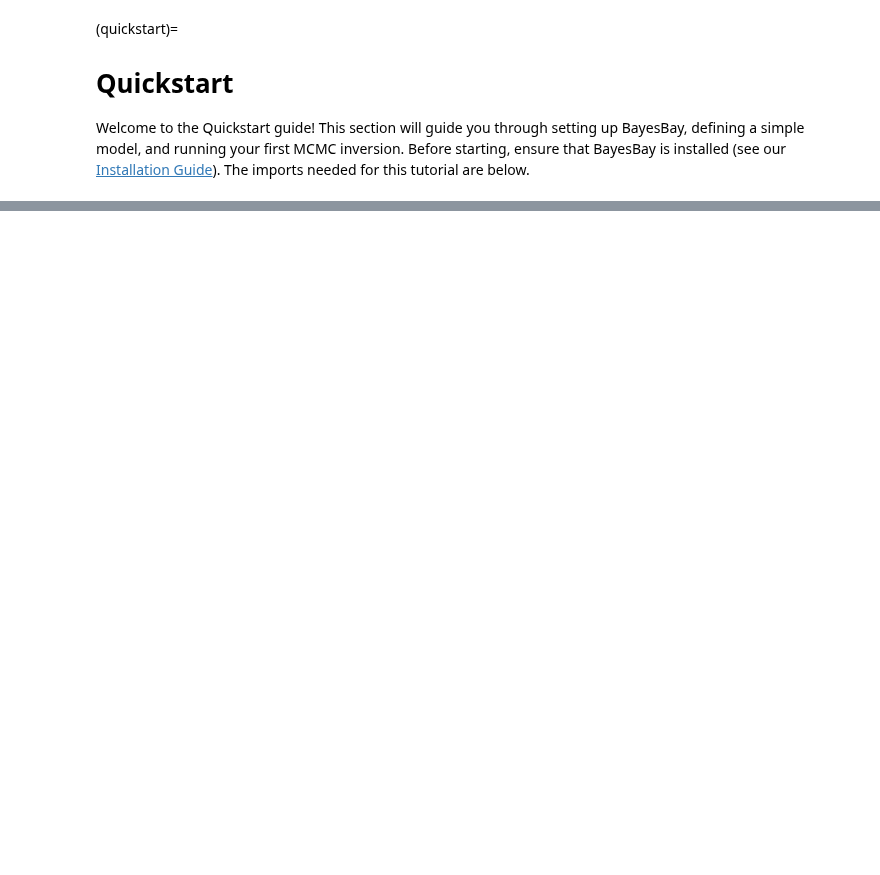
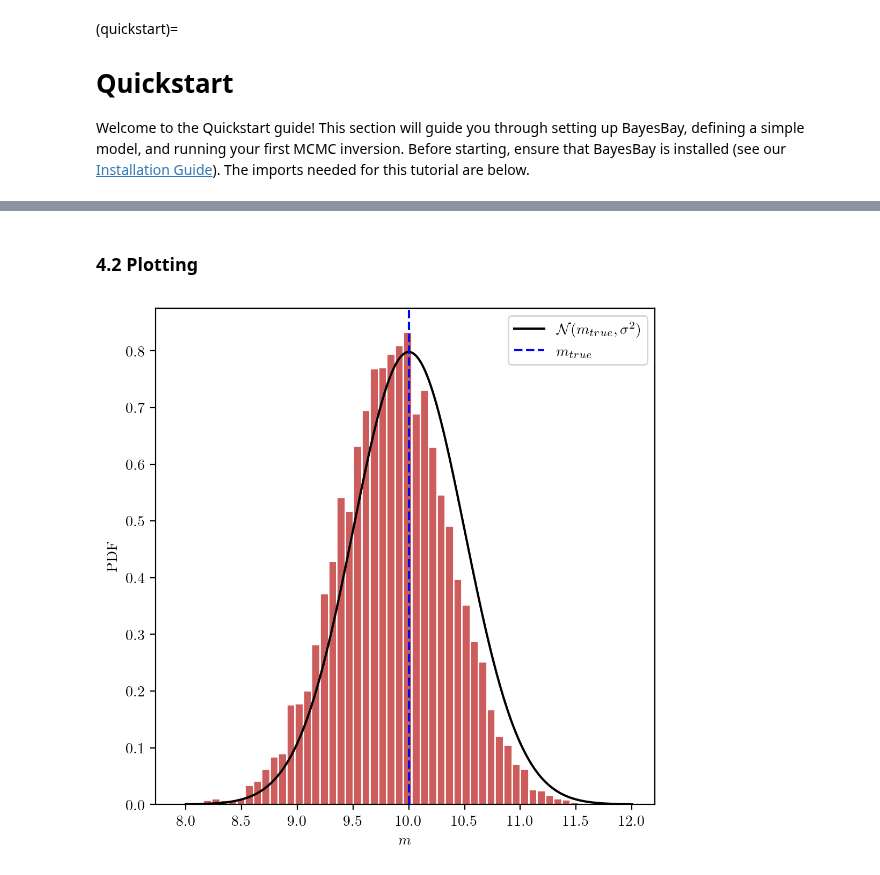
Before and after one commit to fmagrini/bayes-bay, a Jupyter notebook: docs/source/tutorials/00_quickstart.ipynb, the cells around one changed output, grey strips where cells are left out. Cells and saved outputs as stored; diff of their text form; code cells hidden in the pictures; blank space fills up the shorter version.

```diff
--- a/docs/source/tutorials/00_quickstart.ipynb
+++ b/docs/source/tutorials/00_quickstart.ipynb
@@ -197,0 +130,4 @@ _ = az.plot_pair(
+# %%
+def fwd_function(state: bb.State) -> np.ndarray:
+    m = state["m_space"]["m"]
+    return m
@@ -197,0 +163,3 @@ _ = az.plot_pair(
+# %%
+log_likelihood = bb.likelihood.LogLikelihood(targets=target, fwd_functions=fwd_function)
+print(log_likelihood)
@@ -197,0 +208,14 @@ _ = az.plot_pair(
+# %%
+inversion = bb.BayesianInversion(
+    log_likelihood=log_likelihood,
+    parameterization=parameterization,
+    n_chains=10
+)
+inversion.run(
+    n_iterations=50_000,
+    burnin_iterations=5_000,
+    save_every=50,
+    verbose=False,
+)
+for chain in inversion.chains:
+    chain.print_statistics()
@@ -197,0 +263,6 @@ _ = az.plot_pair(
+# %%
+results = inversion.get_results(concatenate_chains=True)
+
+print(f'`results` is a dictionary: {results.keys()}')
+print(f'results["m_space.m"] is a list of length {len(results["m_space.m"])}')
+print(f'results["my_target.dpred"] is a list of length {len(results["my_target.dpred"])}')
@@ -197,0 +296,20 @@ _ = az.plot_pair(
+# %% [markdown]
+### **4.2 Plotting**
+# %%
+
+
+m_samples = np.array(results["m_space.m"])
+
+x = np.linspace(m_true - 4*sigma_true, m_true + 4*sigma_true, 1000)
+pdf = norm.pdf(x, loc=m_true, scale=sigma_true)
+
+fig, ax = plt.subplots(figsize=(6, 6), dpi=200)
+ax.plot(x, pdf, label=r'$\mathcal{N}(m_{true}, \sigma^2)$', color='k')
+ax.hist(m_samples, bins=50, color='indianred', ec='w', density=True)
+ax.axvline(x=m_true, color='b', linestyle='--', label=r'$m_{true}$')
+ax.legend()
+ax.set_xlabel('$m$')
+ax.set_ylabel('PDF')
+plt.show()
+# %% [output]
+[figure, added]
```
Also changed, not shown: parts of 54 cells of this notebook, 6 other files.
